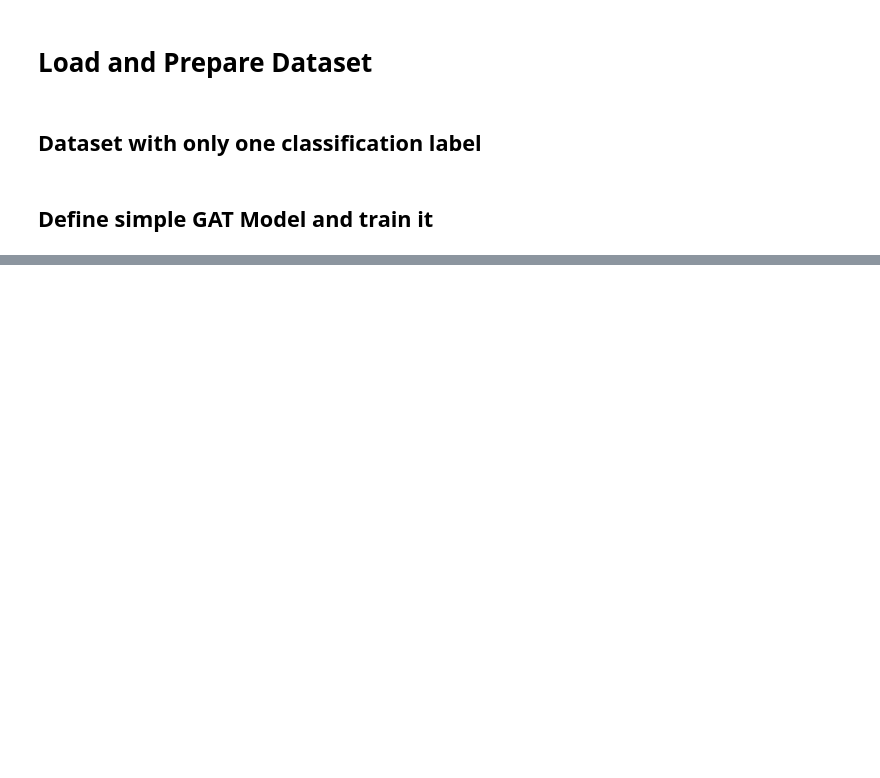
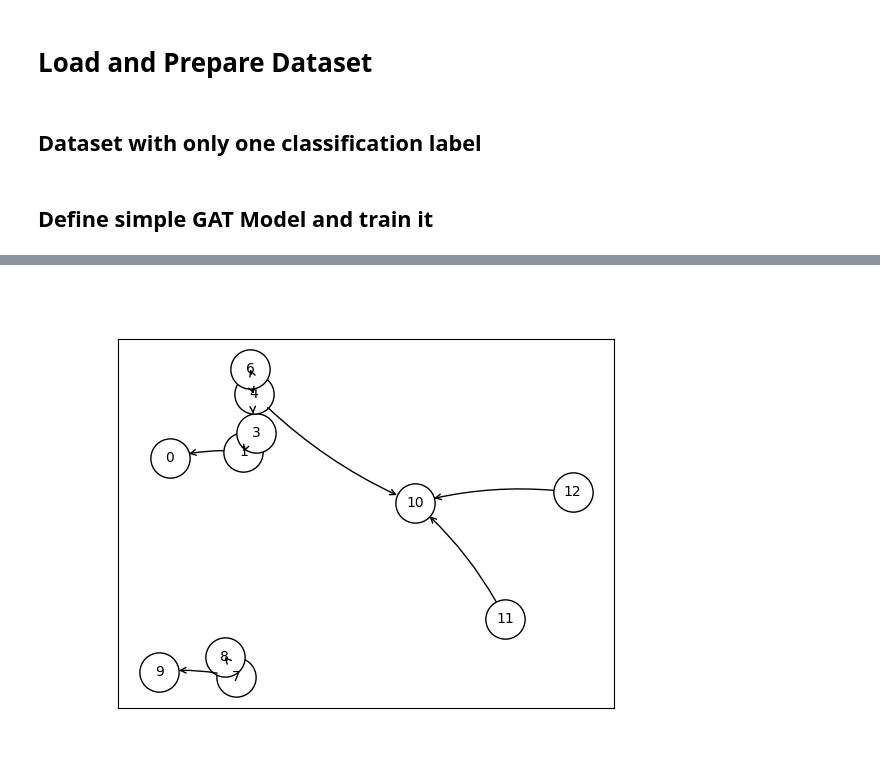
Before and after one commit to ShaswataRoy/xAI_Drug, a Jupyter notebook: Max/TOX21_GAT.ipynb, the cells around one changed output, grey strips where cells are left out. Saved outputs shown, nothing was run; the diff lists cells and outputs as text; code cells hidden in the pictures; blank space fills up the shorter version.

```diff
--- a/Max/TOX21_GAT.ipynb
+++ b/Max/TOX21_GAT.ipynb
@@ -149,0 +173,12 @@ Test loss: 0.2643, test acc 0.8969, test_auc 0.8802
+# %%
+# Generates image of most important features for node 10
+path_features = "feature_importance.png"
+explanation.visualize_feature_importance(path_features, top_k=10)
+
+# Generates image of most important nodes for node 10
+path_graph = "graph_importance.png"
+explanation.visualize_graph(path_graph)
+# %%
+Image(filename=path_graph)
+# %% [output]
+[figure, added]
```
Also changed, not shown: parts of 19 cells of this notebook, 3 other files.
